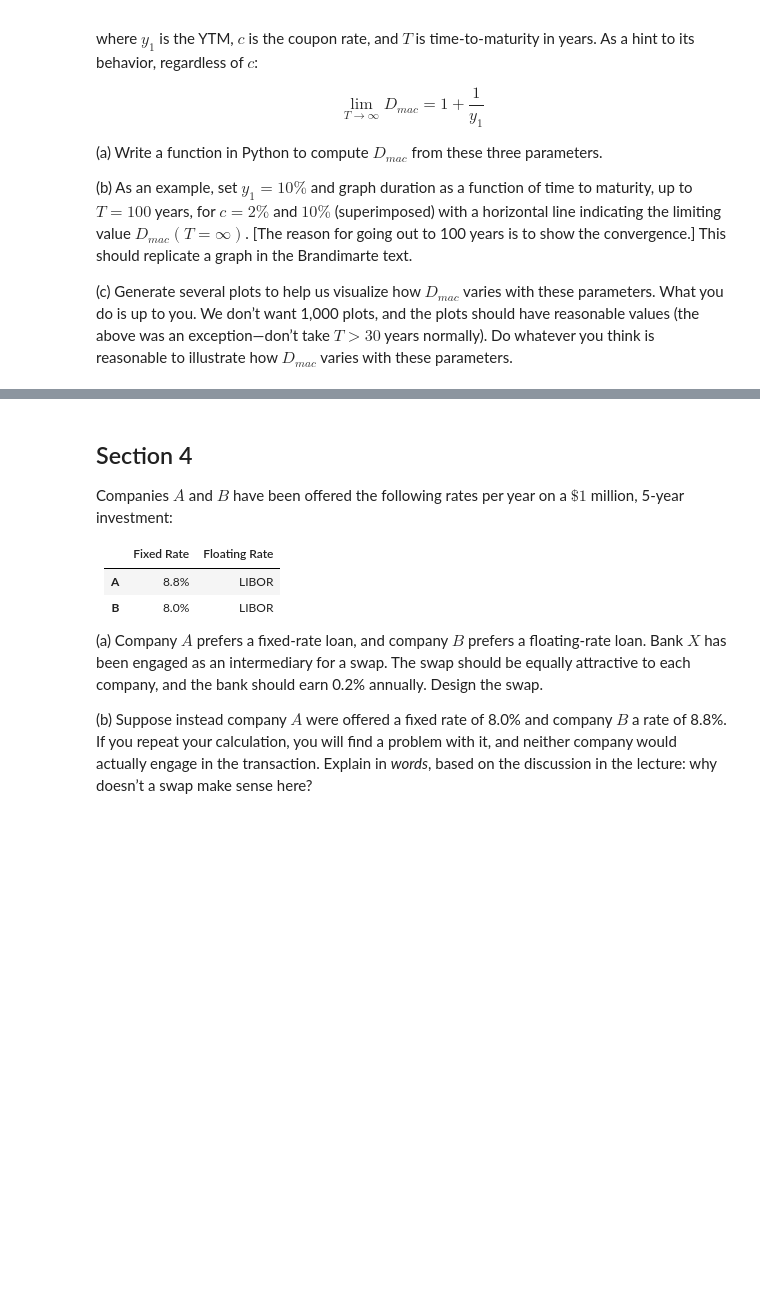
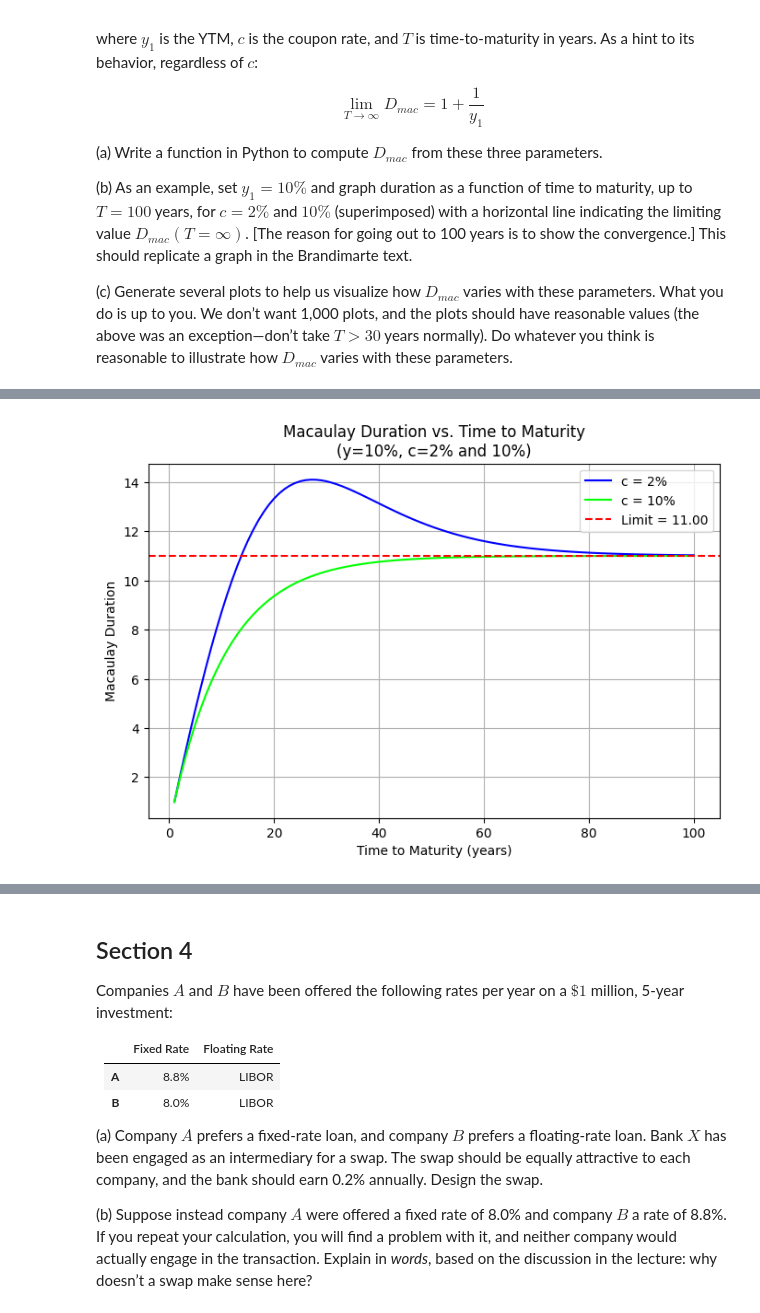
Before and after one commit to toribiodiego/EID-378-Finance, a Jupyter notebook: PS02.ipynb, the cells around one changed output, grey strips where cells are left out. Drawn from its saved outputs; the diff is of its cells as text; code cells hidden in the pictures; blank space fills up the shorter version.

```diff
--- a/PS02.ipynb
+++ b/PS02.ipynb
@@ -355,0 +649,28 @@ $$
+# %%
+
+y1_fixed = 0.10
+c_values = [0.02, 0.10]  # 2% and 10%
+T_max = 100
+Ts = np.arange(1, T_max + 1)
+
+# compute durations
+durations_dict = {c: [macaulay_duration_annual(y1_fixed, c, T) for T in Ts] for c in c_values}
+
+# limiting value
+duration_limit = 1.0 + 1.0 / y1_fixed
+
+# plot with specified hex colors
+plt.figure(figsize=(8, 5))
+colors = {0.02: '#0000FF', 0.10: '#00FF00'}
+for c in c_values:
+    plt.plot(Ts, durations_dict[c], label=f"c = {c*100:.0f}%", color=colors[c])
+
+plt.axhline(duration_limit, color='red', linestyle='--', label=f"Limit = {duration_limit:.2f}")
+plt.title("Macaulay Duration vs. Time to Maturity\n(y=10%, c=2% and 10%)")
+plt.xlabel("Time to Maturity (years)")
+plt.ylabel("Macaulay Duration")
+plt.legend()
+plt.grid(True)
+plt.show()
+# %% [output]
+[figure, added]
```
Also changed, not shown: parts of 13 cells of this notebook.
